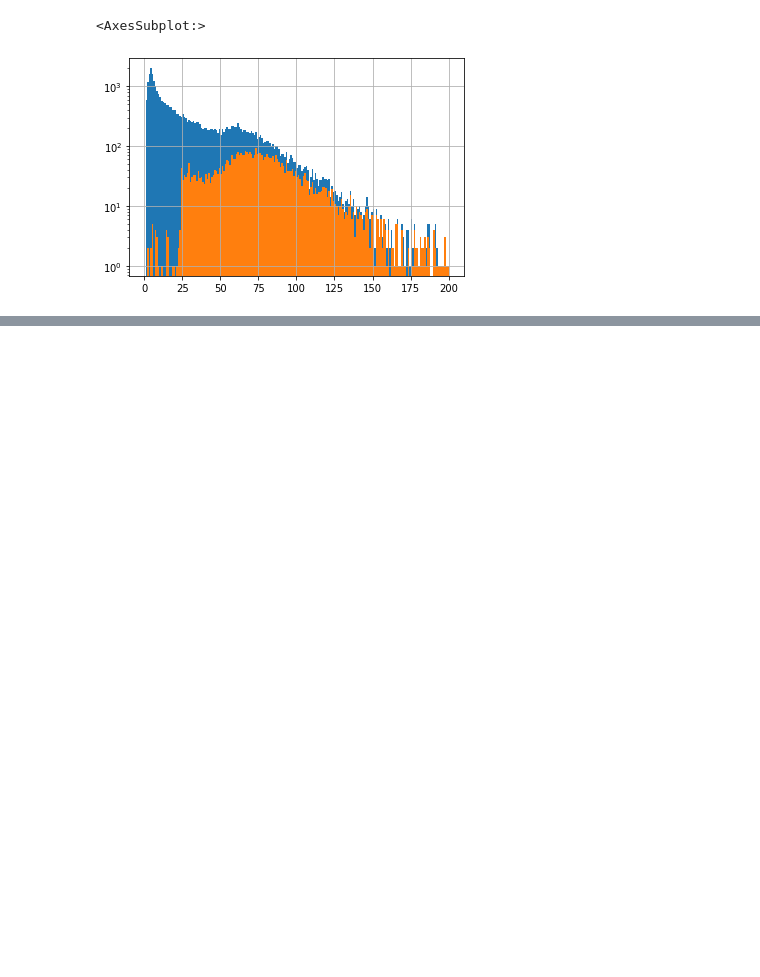
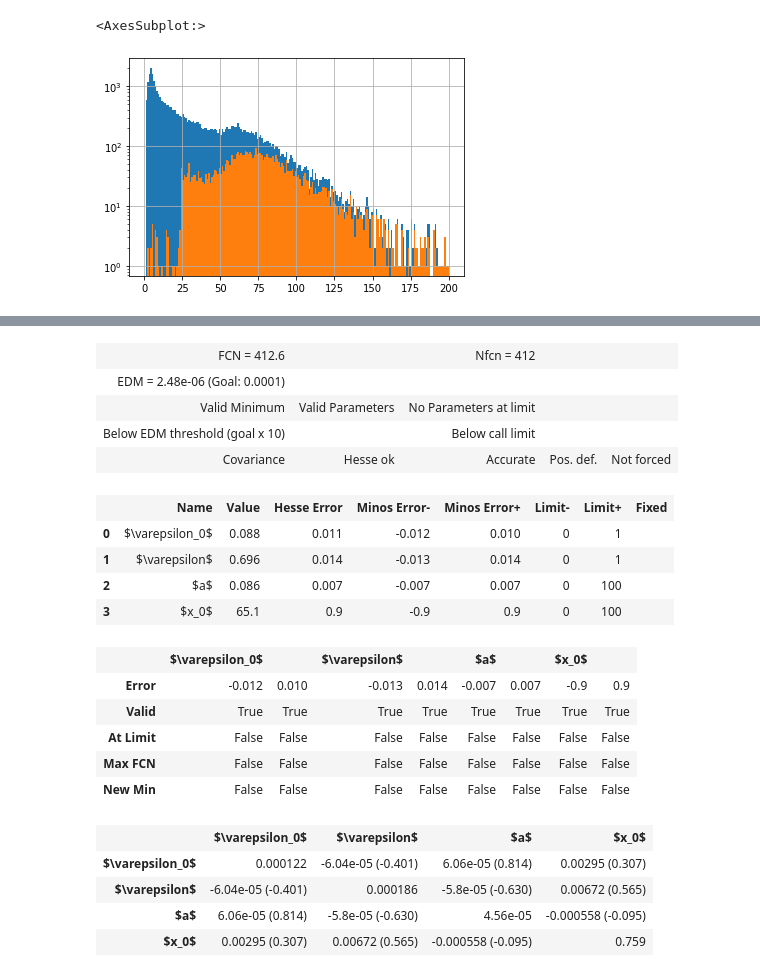
Before and after one commit to lucalista/analisi-dati-2022, a Jupyter notebook: 17.01.00__Misura_di_un_plateau_di_efficienza.ipynb, the cells around one changed output, grey strips where cells are left out. Cells and saved outputs as stored; diff of their text form; code cells hidden in the pictures; blank space fills up the shorter version.

```diff
--- a/17.01.00__Misura_di_un_plateau_di_efficienza.ipynb
+++ b/17.01.00__Misura_di_un_plateau_di_efficienza.ipynb
@@ -300,0 +330,38 @@ df[(df.muon_id==1) & (df.muon_pt<200) & (df.passes_trigger==1)].muon_pt.hist(bin
+# %%
+x_min = 25
+def model_h(x, par):
+    return par[0]+(par[1]-par[0])/(1.0+np.exp(-par[2]*(x-par[3])))
+def nl_like(par):
+    nl = 0
+    for x, h, n in zip(x_data, n_h, n_x):
+        if x >= x_min and n>0:
+            eff = model_h(x, par)
+            nl -= binom.logpmf(h, n, eff)
+    return nl
+nl_like.errordef = Minuit.LIKELIHOOD
+m_t = Minuit(nl_like, (0, 0.65, 0.09, 60), name=(r"$\varepsilon_0$", r"$\varepsilon$", "$a$", "$x_0$"))
+m_t.limits=((0,1), (0,1), (0,100), (0, 100))
+m_t.migrad()
+m_t.minos()
+# %% [output]
+| FCN = 412.6 |  | Nfcn = 412 |  |  |
+| EDM = 2.48e-06 (Goal: 0.0001) |  |  |  |  |
+| Valid Minimum | Valid Parameters | No Parameters at limit |  |  |
+| Below EDM threshold (goal x 10) |  | Below call limit |  |  |
+| Covariance | Hesse ok | Accurate | Pos. def. | Not forced |
+|  | Name | Value | Hesse Error | Minos Error- | Minos Error+ | Limit- | Limit+ | Fixed |
+| 0 | $\varepsilon_0$ | 0.088 | 0.011 | -0.012 | 0.010 | 0 | 1 |  |
+| 1 | $\varepsilon$ | 0.696 | 0.014 | -0.013 | 0.014 | 0 | 1 |  |
+| 2 | $a$ | 0.086 | 0.007 | -0.007 | 0.007 | 0 | 100 |  |
+| 3 | $x_0$ | 65.1 | 0.9 | -0.9 | 0.9 | 0 | 100 |  |
+|  | $\varepsilon_0$ |  | $\varepsilon$ |  | $a$ |  | $x_0$ |  |
+| Error | -0.012 | 0.010 | -0.013 | 0.014 | -0.007 | 0.007 | -0.9 | 0.9 |
+| Valid | True | True | True | True | True | True | True | True |
+| At Limit | False | False | False | False | False | False | False | False |
+| Max FCN | False | False | False | False | False | False | False | False |
+| New Min | False | False | False | False | False | False | False | False |
+|  | $\varepsilon_0$ | $\varepsilon$ | $a$ | $x_0$ |
+| $\varepsilon_0$ | 0.000122 | -6.04e-05 (-0.401) | 6.06e-05 (0.814) | 0.00295 (0.307) |
+| $\varepsilon$ | -6.04e-05 (-0.401) | 0.000186 | -5.8e-05 (-0.630) | 0.00672 (0.565) |
+| $a$ | 6.06e-05 (0.814) | -5.8e-05 (-0.630) | 4.56e-05 | -0.000558 (-0.095) |
+| $x_0$ | 0.00295 (0.307) | 0.00672 (0.565) | -0.000558 (-0.095) | 0.759 |
```
Also changed, not shown: parts of 4 cells of this notebook, 1 other file.
